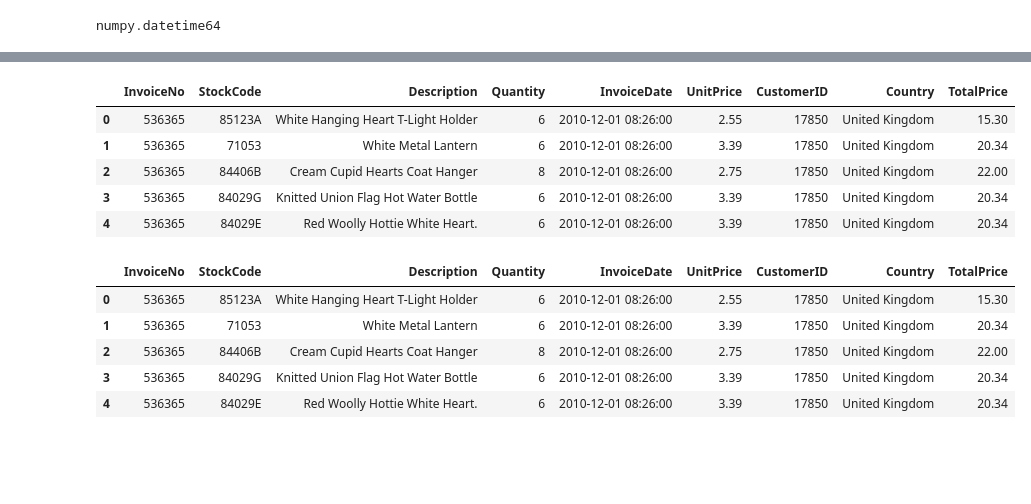
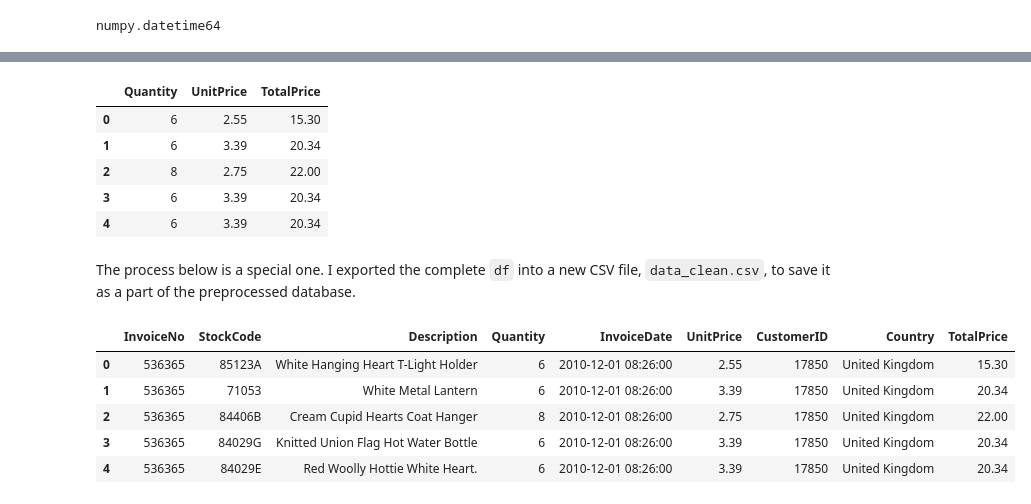
Before and after one commit to Komsan-Kongwongsupak/customers-segmentation, a Jupyter notebook: customers-segmentation.ipynb, the cells around one changed output, grey strips where cells are left out. Drawn from its saved outputs; the diff is of its cells as text; code cells hidden in the pictures; blank space fills up the shorter version.

```diff
--- a/customers-segmentation.ipynb
+++ b/customers-segmentation.ipynb
@@ -111,5 +130,0 @@ memory usage: 33.1+ MB
-# %%
-df['Description'] = df['Description'].apply(lambda x: x.title())
-df['CustomerID'] = df['CustomerID'].apply(lambda x: x if x == '-' else str(int(x)))
-
-df.head(5)
@@ -134,14 +137,16 @@ df.head(5)
 # %%
 df['TotalPrice'] = df[['Quantity', 'UnitPrice']].apply(lambda x: x[0] * x[1], axis=1)
 
-df.head(5)
+df[['Quantity', 'UnitPrice', 'TotalPrice']].head(5)
 # %% [output]
-|  | InvoiceNo | StockCode | Description | Quantity | InvoiceDate | UnitPrice | CustomerID | Country | TotalPrice |
-| 0 | 536365 | 85123A | White Hanging Heart T-Light Holder | 6 | 2010-12-01 08:26:00 | 2.55 | 17850 | United Kingdom | 15.30 |
-| 1 | 536365 | 71053 | White Metal Lantern | 6 | 2010-12-01 08:26:00 | 3.39 | 17850 | United Kingdom | 20.34 |
-| 2 | 536365 | 84406B | Cream Cupid Hearts Coat Hanger | 8 | 2010-12-01 08:26:00 | 2.75 | 17850 | United Kingdom | 22.00 |
-| 3 | 536365 | 84029G | Knitted Union Flag Hot Water Bottle | 6 | 2010-12-01 08:26:00 | 3.39 | 17850 | United Kingdom | 20.34 |
-| 4 | 536365 | 84029E | Red Woolly Hottie White Heart. | 6 | 2010-12-01 08:26:00 | 3.39 | 17850 | United Kingdom | 20.34 |
+|  | Quantity | UnitPrice | TotalPrice |
+| 0 | 6 | 2.55 | 15.30 |
+| 1 | 6 | 3.39 | 20.34 |
+| 2 | 8 | 2.75 | 22.00 |
+| 3 | 6 | 3.39 | 20.34 |
+| 4 | 6 | 3.39 | 20.34 |
+# %% [markdown]
+The process below is a special one. I exported the complete `df` into a new CSV file, `data_clean.csv`, to save it as a part of the preprocessed database.
 # %%
 df.to_csv(os.path.join(file_path, 'data_clean.csv'), index=False)
 df = pd.read_csv(os.path.join(file_path, 'data_clean.csv'), encoding = "ISO-8859-1")
```
Also changed, not shown: parts of 14 cells of this notebook.
